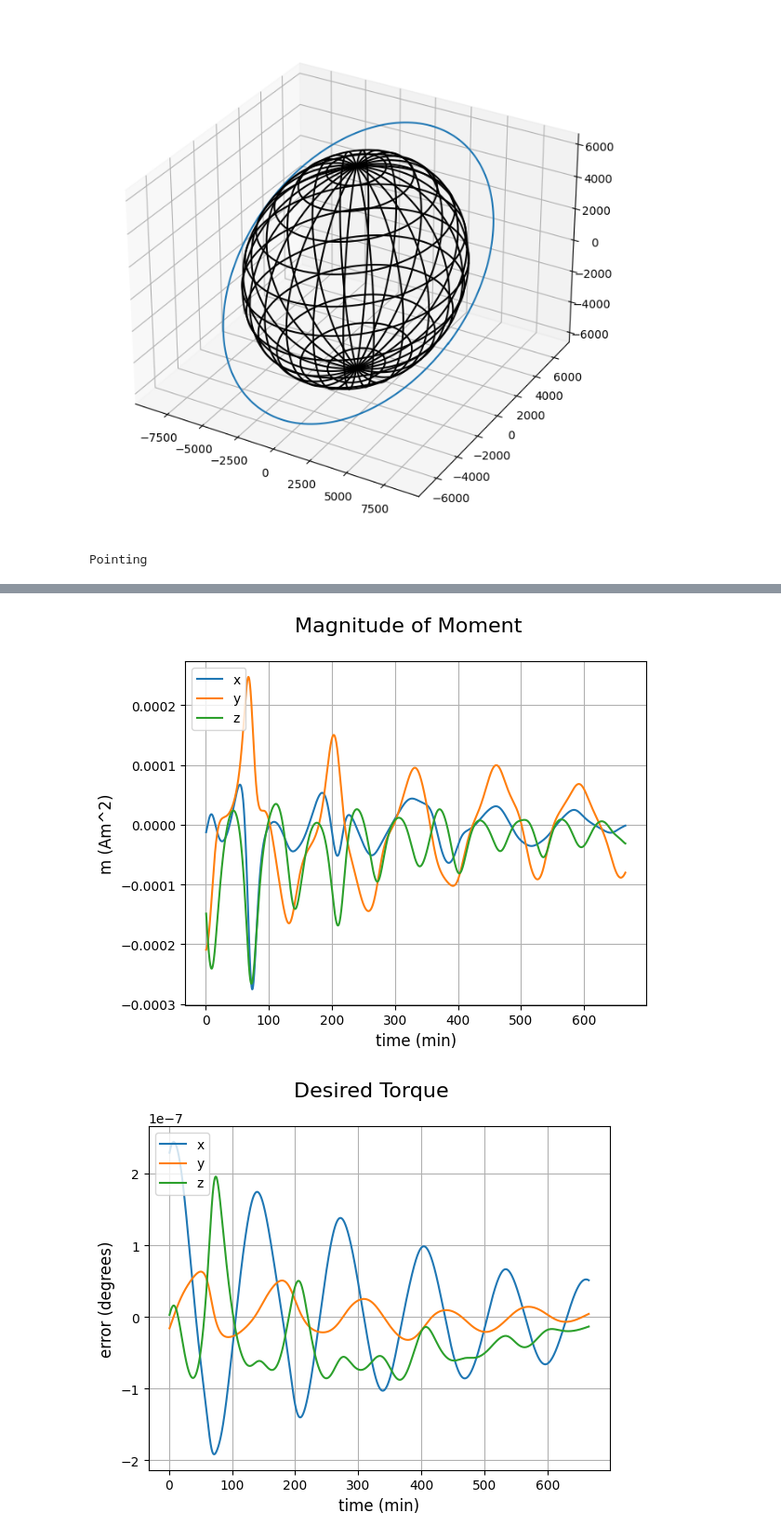
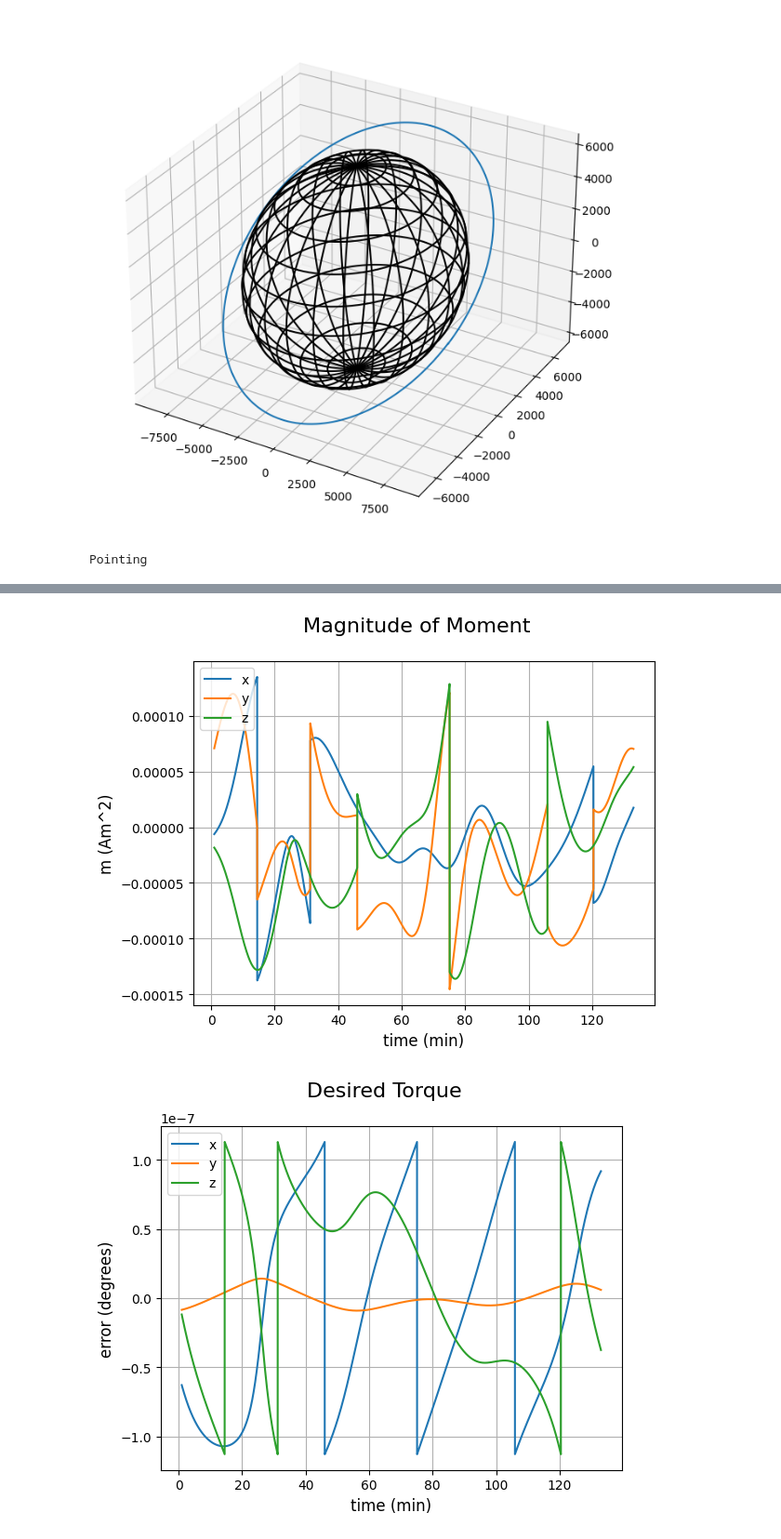
Before and after one commit to shivam-vohra/adcs-and-spacecraft-controller, a Jupyter notebook: MainSimulation.ipynb, the cells around one changed output, grey strips where cells are left out. Shown at 93% size. Drawn from its saved outputs; the diff is of its cells as text; code cells hidden in the pictures.

```diff
--- a/MainSimulation.ipynb
+++ b/MainSimulation.ipynb
@@ -28,9 +28,10 @@ s1.graph_orbit()
 dt = 1
 s2 = Spacecraft_Model(dt)
 adcs = ADCS()
-time = np.arange(0,Spacecraft_Model.orbit_len*5,dt)
+time = np.arange(0,Spacecraft_Model.orbit_len,dt)
 
 roll_history, pitch_history, yaw_history = np.zeros(len(time)), np.zeros(len(time)), np.zeros(len(time))
+q_history = np.zeros((len(time), 4))
 w_history = np.zeros((len(time), 3))
 m_history = np.zeros((len(time), 3))
 attitude_err_history = np.zeros((len(time), 3))
@@ -45,7 +46,7 @@ tumble_start = 0
 tumble_end = time.size - 1
 
 def detumble_threshold(arr):
-    return np.linalg.norm(arr) <= 10 * (np.pi / 180)
+    return np.linalg.norm(arr) <= 0.1 * (np.pi / 180)
 
 adcs.send("on_initialization")
 under_threshold = 0
@@ -59,7 +60,7 @@ torque2 = np.zeros(3)
 torque_dot = np.zeros(3)
 
 for i in range(time.size):
-    pos, cang, mag_field = s2.tick(m, torque2)
+    pos, cang, mag_field = s2.tick(m)
 
     # Calculate ideal orientation
     r = s2.get_position()
@@ -91,10 +92,11 @@ for i in range(time.size):
         torque2 = torque - ((np.dot(torque, mag_field)/np.dot(mag_field, mag_field)) * mag_field)
         torque_dot = np.dot(mag_field, torque)
         # torque2 = np.cross(adcs.get_moment(), mag_field)
-        acc = s2.get_angular_acceleration(m, torque)
+        acc = s2.get_angular_acceleration(m)
     else:
         attiude_err = 0
         adcs.detumble(mag_field, cang)
+        torque = cross(adcs.get_moment(), mag_field)
 
     m = adcs.get_moment()
 
@@ -102,6 +104,7 @@ for i in range(time.size):
     roll_history[i] = np.arctan(2*(q_err[1]*q_err[2] + q_err[0]*q_err[3]) / (q_err[3]**2 - q_err[0]**2 - q_err[1]**2 + q_err[2]**2))
     yaw_history[i] = np.arctan(2*(q_err[0]*q_err[1] + q_err[2]*q_err[3]) / (q_err[3]**2 + q_err[0]**2 - q_err[1]**2 - q_err[2]**2))
 
+    q_history[i] = s2.q_t
     w_history[i] = s2.w_t
     m_history[i] = m
     attitude_err_history[i] = attitude_err
@@ -220,2 +223,2 @@ Pointing
-[figure, old version]
+[figure, new version]
-[figure, old version]
+[figure, new version]
```
Also changed, not shown: parts of 4 cells of this notebook, 1 other file.
